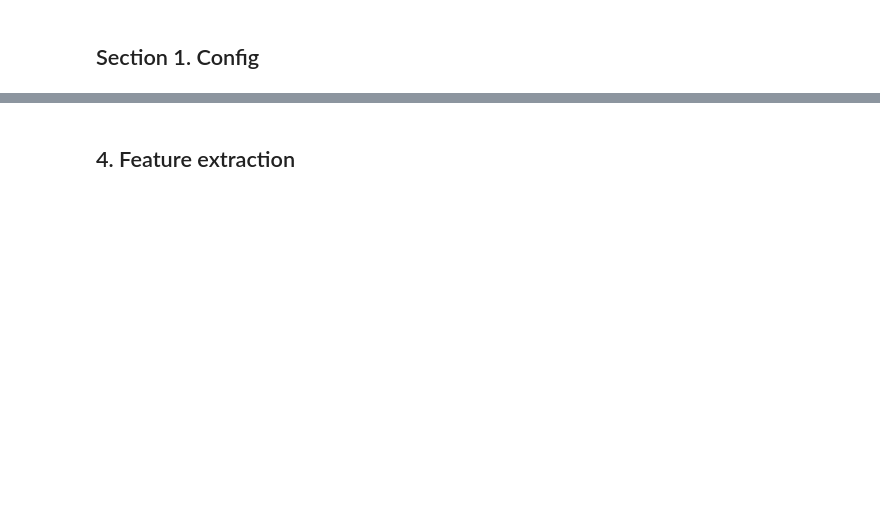
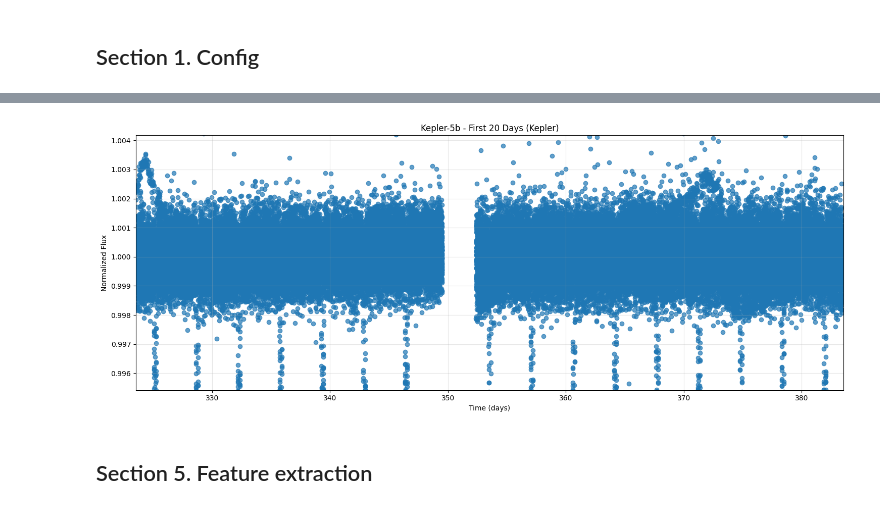
Before and after one commit to Mykaell-Max/Gatonautas, a Jupyter notebook: pre_processing/lightcurve_analysis.ipynb, the cells around one changed output, grey strips where cells are left out. Drawn from its saved outputs; the diff is of its cells as text; code cells hidden in the pictures; blank space fills up the shorter version.

```diff
--- a/pre_processing/lightcurve_analysis.ipynb
+++ b/pre_processing/lightcurve_analysis.ipynb
@@ -1601,5 +1713,25 @@ plt.show()
+# %%
+# Plot the full light curve
+# Plot the first 20 days of the light curve
+plt.figure(figsize=(15, 6))
+mask = (lc_clean.time.value <= lc_clean.time.value[0] + 60)
+plt.scatter(lc_clean.time.value[mask], lc_clean.flux.value[mask], alpha=0.7, linewidth=1.0)
+plt.xlabel('Time (days)')
+plt.ylabel('Normalized Flux')
+plt.title(f'{TARGET} - First 20 Days ({MISSION})')
+plt.xlim(lc_clean.time.value[0], lc_clean.time.value[0] + 60)
+# Set y-axis limits to zoom in around the data
+y_data = lc_clean.flux.value[mask]
+y_mean = np.mean(y_data)
+y_std = np.std(y_data)
+plt.ylim(y_mean - 3*y_std, y_mean + 3*y_std)
+plt.grid(True, alpha=0.3)
+plt.tight_layout()
+plt.show()
+# %% [output]
+[figure, added]
 # %% [markdown]
-## 4. Feature extraction
+## Section 5. Feature extraction
 # %%
 # Extract features using the pipeline
 print("Extracting features...")
```
Also changed, not shown: parts of 17 cells of this notebook, 10 other files.
